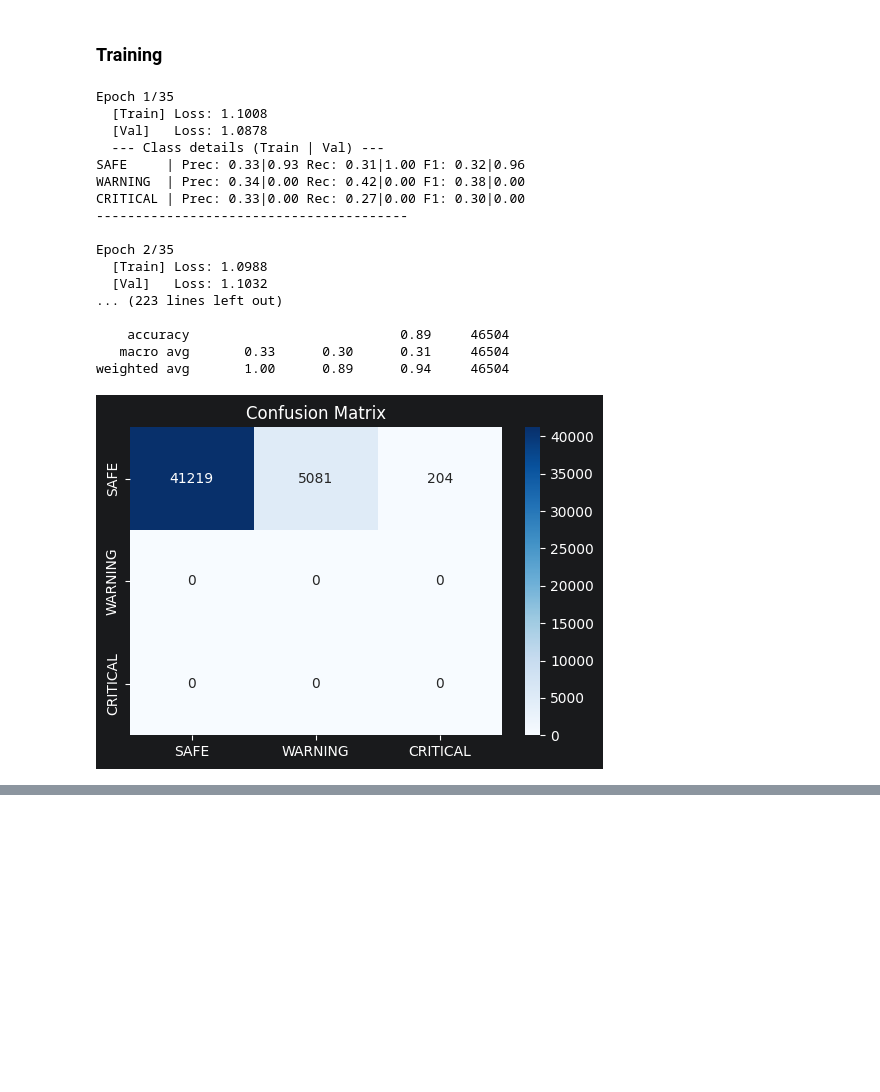
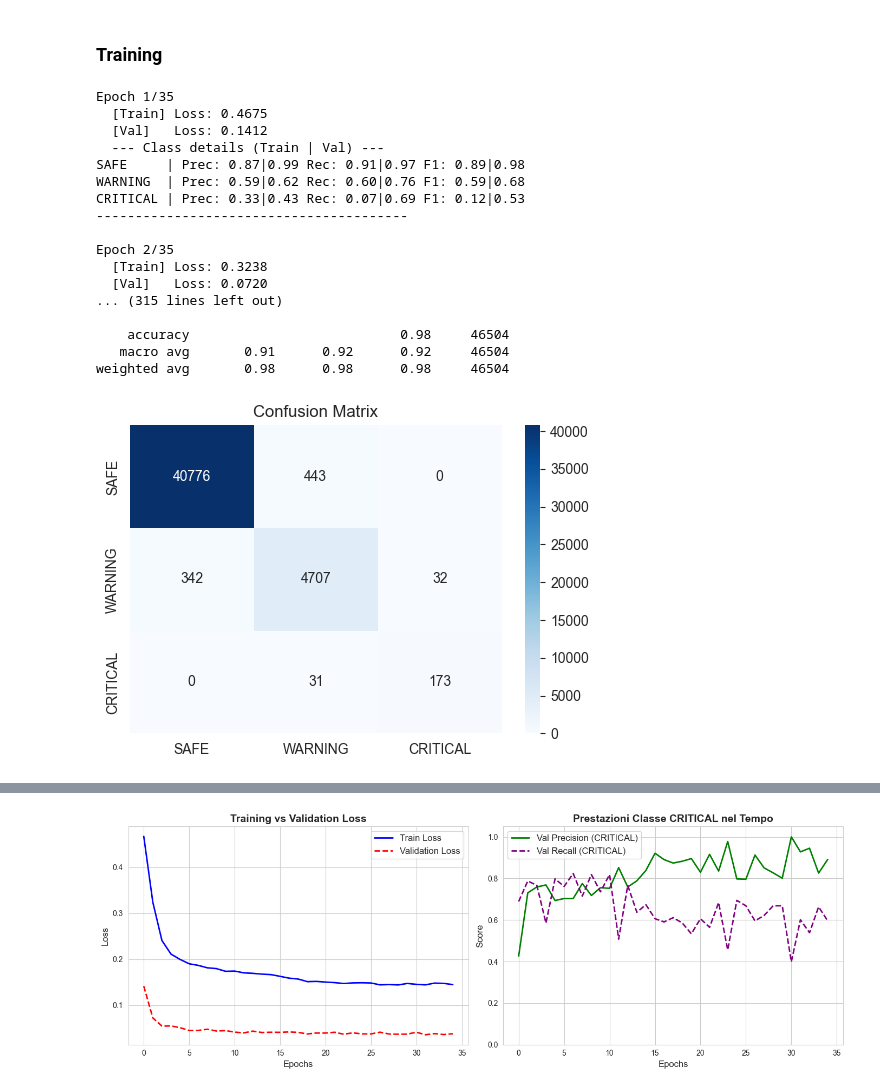
Before and after one commit to Bg735/MLVM_Project_2.7_25-26, a Jupyter notebook: models/Model.ipynb, the cells around one changed output, grey strips where cells are left out. Cells and saved outputs as stored; diff of their text form; code cells hidden in the pictures; blank space fills up the shorter version.

```diff
--- a/models/Model.ipynb
+++ b/models/Model.ipynb
@@ -192,9 +199,27 @@ class CollisionDataset(Dataset):
 
                 human_seq = np.array([frame[0] for frame in raw_data])
                 robot_seq = np.array([frame[1] for frame in raw_data])
+
                 human_flat = human_seq.reshape(human_seq.shape[0], -1)
                 robot_flat = robot_seq.reshape(robot_seq.shape[0], -1)
-                features = np.concatenate((human_flat, robot_flat), axis=1)
+
+                num_frames = human_seq.shape[0]
+                num_human_joints = human_seq.shape[1]
+                num_robot_joints = robot_seq.shape[1]
+
+                dists_seq = np.zeros((num_frames, num_human_joints * num_robot_joints))
+
+                for i in range(num_frames):
+                    d = cdist(human_seq[i], robot_seq[i], metric='euclidean')
+                    dists_seq[i] = d.flatten()
+
+                features = dists_seq
+
+                # features = np.concatenate((human_flat, robot_flat, dists_seq), axis=1)
+
+                #human_flat = human_seq.reshape(human_seq.shape[0], -1)
+                #robot_flat = robot_seq.reshape(robot_seq.shape[0], -1)
+                #features = np.concatenate((human_flat, robot_flat), axis=1)
 
                 targets = np.load(npy_f)
                 num_frames = features.shape[0]
@@ -521,6 +563,8 @@ class Trainer:
 
             print(f"{epoch:<6} | {tl:<8.3f} | {vl:<8.3f} | ({p_str}) | ({r_str}) | ({f_str})")
 
+        return history
+
     def evaluate_test(self):
             self.model.eval()
             all_preds = []
@@ -735,26 +820,42 @@ Trainer initialized on device: cuda
 # %% [markdown]
 ### Training
 # %%
-static_trainer.train()
+import sys
+import os
+
+# Calcola il percorso della cartella genitore (la root del progetto)
+parent_dir = os.path.abspath(os.path.join(os.getcwd(), '..'))
+
+# Aggiunge la cartella genitore ai percorsi in cui Python cerca i moduli
+if parent_dir not in sys.path:
+    sys.path.append(parent_dir)
+
+from src.plots import plot_learning_curves, plot_distance_distribution
+
+training_history = static_trainer.train()
+
+plot_learning_curves(training_history)
+
+plot_distance_distribution(static_dataset)
 # %% [output]
 Epoch 1/35
-  [Train] Loss: 1.1008
-  [Val]   Loss: 1.0878
+  [Train] Loss: 0.4675
+  [Val]   Loss: 0.1412
   --- Class details (Train | Val) ---
-SAFE     | Prec: 0.33|0.93 Rec: 0.31|1.00 F1: 0.32|0.96
-WARNING  | Prec: 0.34|0.00 Rec: 0.42|0.00 F1: 0.38|0.00
-CRITICAL | Prec: 0.33|0.00 Rec: 0.27|0.00 F1: 0.30|0.00
+SAFE     | Prec: 0.87|0.99 Rec: 0.91|0.97 F1: 0.89|0.98
+WARNING  | Prec: 0.59|0.62 Rec: 0.60|0.76 F1: 0.59|0.68
+CRITICAL | Prec: 0.33|0.43 Rec: 0.07|0.69 F1: 0.12|0.53
 ----------------------------------------
 
 Epoch 2/35
-  [Train] Loss: 1.0988
-  [Val]   Loss: 1.1032
-... (223 lines left out)
+  [Train] Loss: 0.3238
+  [Val]   Loss: 0.0720
+... (315 lines left out)
 
-    accuracy                           0.89     46504
-   macro avg       0.33      0.30      0.31     46504
-weighted avg       1.00      0.89      0.94     46504
+    accuracy                           0.98     46504
+   macro avg       0.91      0.92      0.92     46504
+weighted avg       0.98      0.98      0.98     46504
-[figure, old version]
+[figure, new version]
 --- HISTORY ---
 Epoch  | Tr.Loss  | Val.Loss | Prec. (S, W, C)    | Rec. (S, W, C)     | F1 (S, W, C)
 -----------------------------------------------------------------------------------------------
@@ -774,0 +876 @@ Epoch  | Tr.Loss  | Val.Loss | Prec. (S, W, C)    | Rec. (S, W, C)     | F1 (S,
+[figure, added]
```
Also changed, not shown: parts of 4 cells of this notebook, 7 other files.
